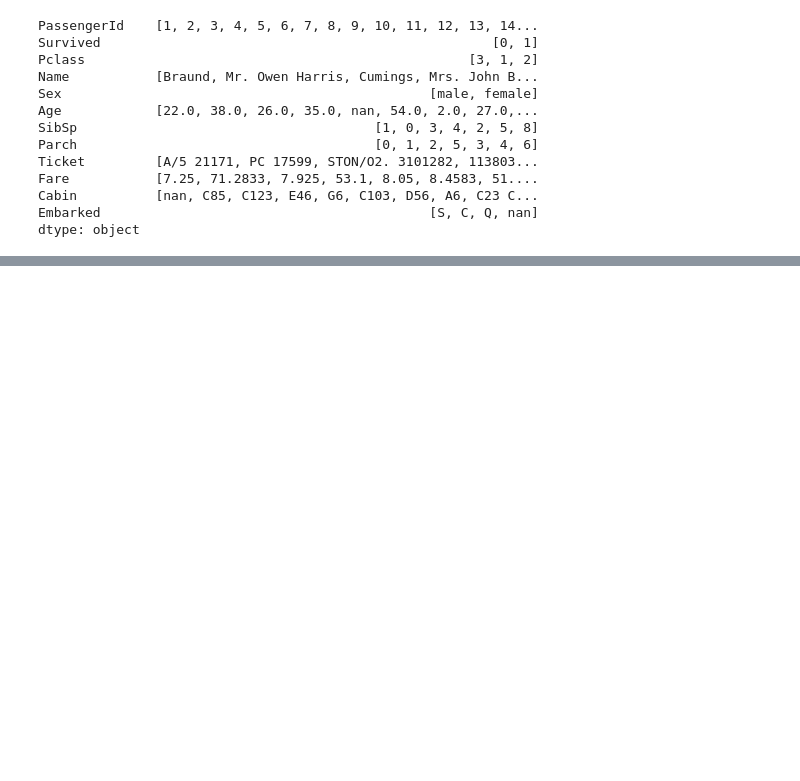
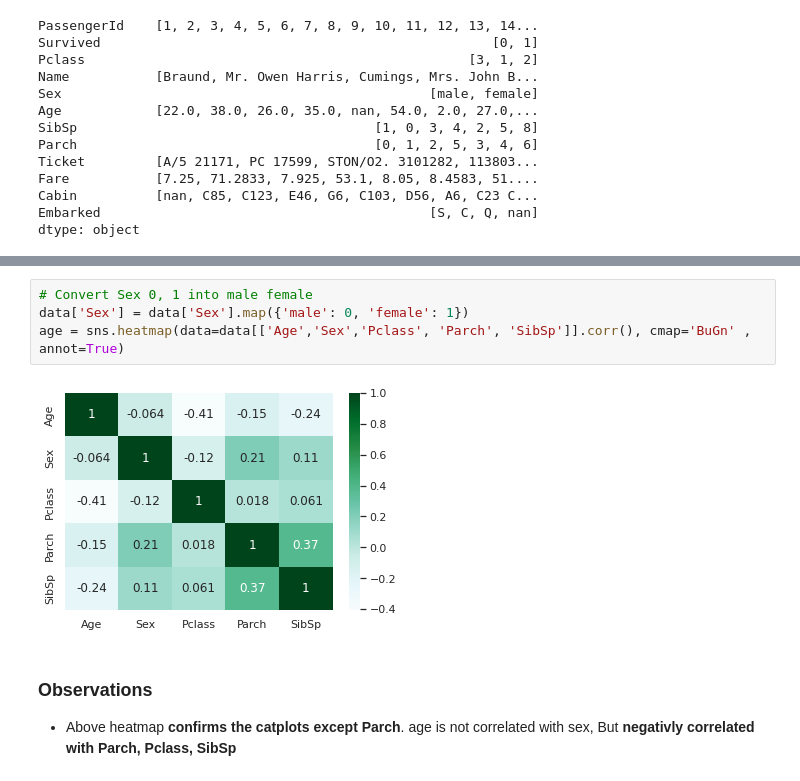
Before and after one commit to mebi-ali/Titanic_Survival_Predication, a Jupyter notebook: Titanic-Survival-Predication.ipynb, the cells around one changed output, grey strips where cells are left out. Drawn from its saved outputs; the diff is of its cells as text; blank space fills up the shorter version.

```diff
--- a/Titanic-Survival-Predication.ipynb
+++ b/Titanic-Survival-Predication.ipynb
@@ -245,0 +274,9 @@ sns.histplot(data=data, x=data['Age'], bins=70, kde=True)
+# %%
+# Convert Sex 0, 1 into male female
+data['Sex'] = data['Sex'].map({'male': 0, 'female': 1})
+age = sns.heatmap(data=data[['Age','Sex','Pclass', 'Parch', 'SibSp']].corr(), cmap='BuGn' , annot=True)
+# %% [output]
+[figure, added]
+# %% [markdown]
+### Observations
+* Above heatmap **confirms the catplots except Parch**. age is not correlated with sex, But **negativly correlated with Parch, Pclass, SibSp**
```
Also changed, not shown: parts of 39 cells of this notebook.
